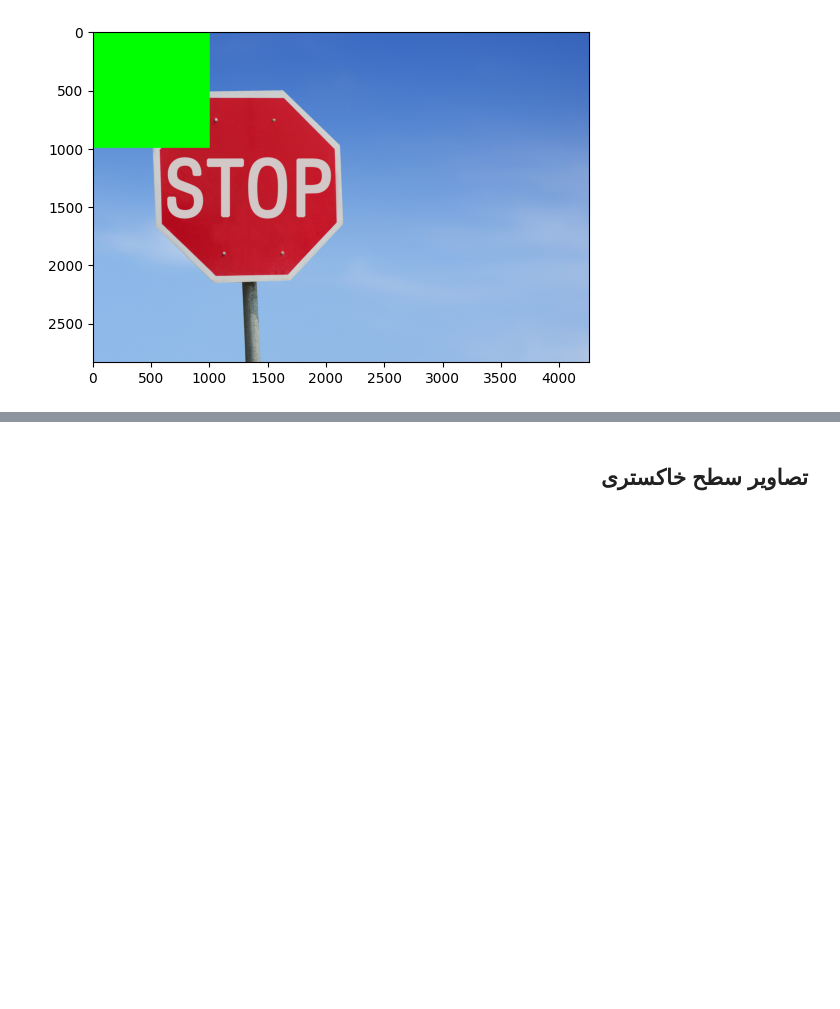
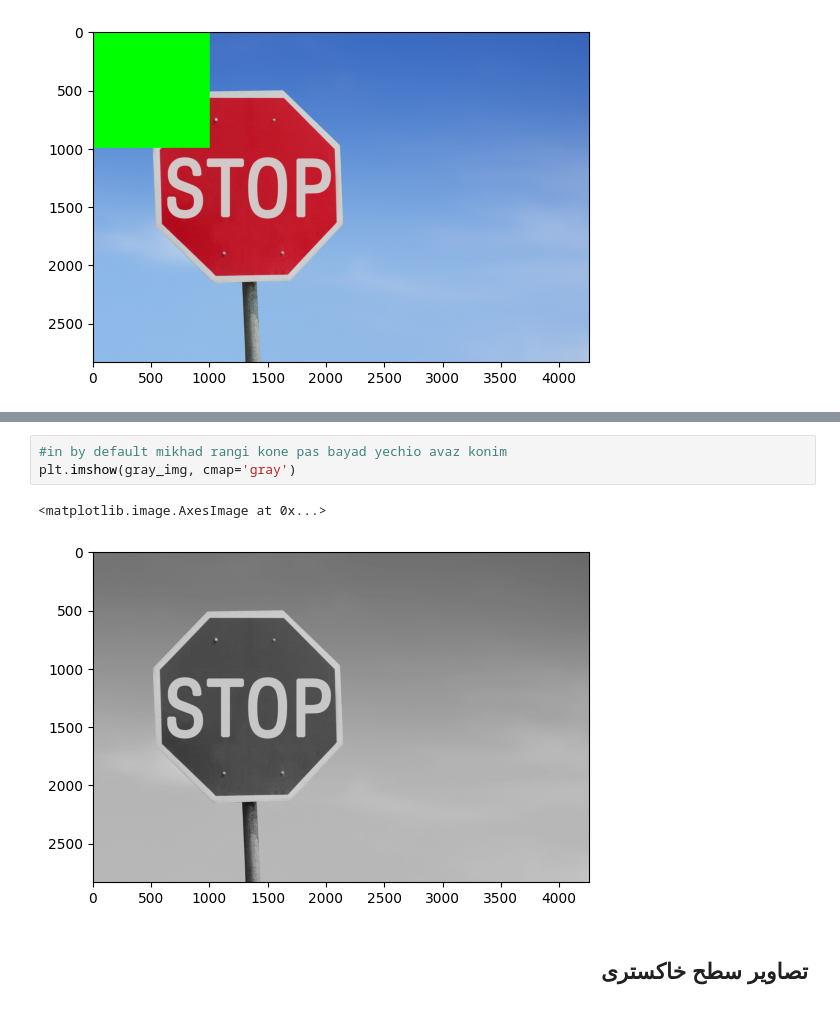
Before and after one commit to mohamadtorres/ML_Class, a Jupyter notebook: 02_Intro2image.ipynb, the cells around one changed output, grey strips where cells are left out. Cells and saved outputs as stored; diff of their text form; blank space fills up the shorter version.

```diff
--- a/02_Intro2image.ipynb
+++ b/02_Intro2image.ipynb
@@ -94,3 +109,9 @@ plt.show()
+# %%
+#in by default mikhad rangi kone pas bayad yechio avaz konim
+plt.imshow(gray_img, cmap='gray')
+# %% [output]
+<matplotlib.image.AxesImage at 0x...>
+[figure, added]
 # %% [markdown]
 ## <div style="direction:rtl;text-align:right;font-family:B Lotus, B Nazanin, Tahoma"> تصاویر سطح خاکستری  </div>
 # %%
```
Also changed, not shown: parts of 7 cells of this notebook.
